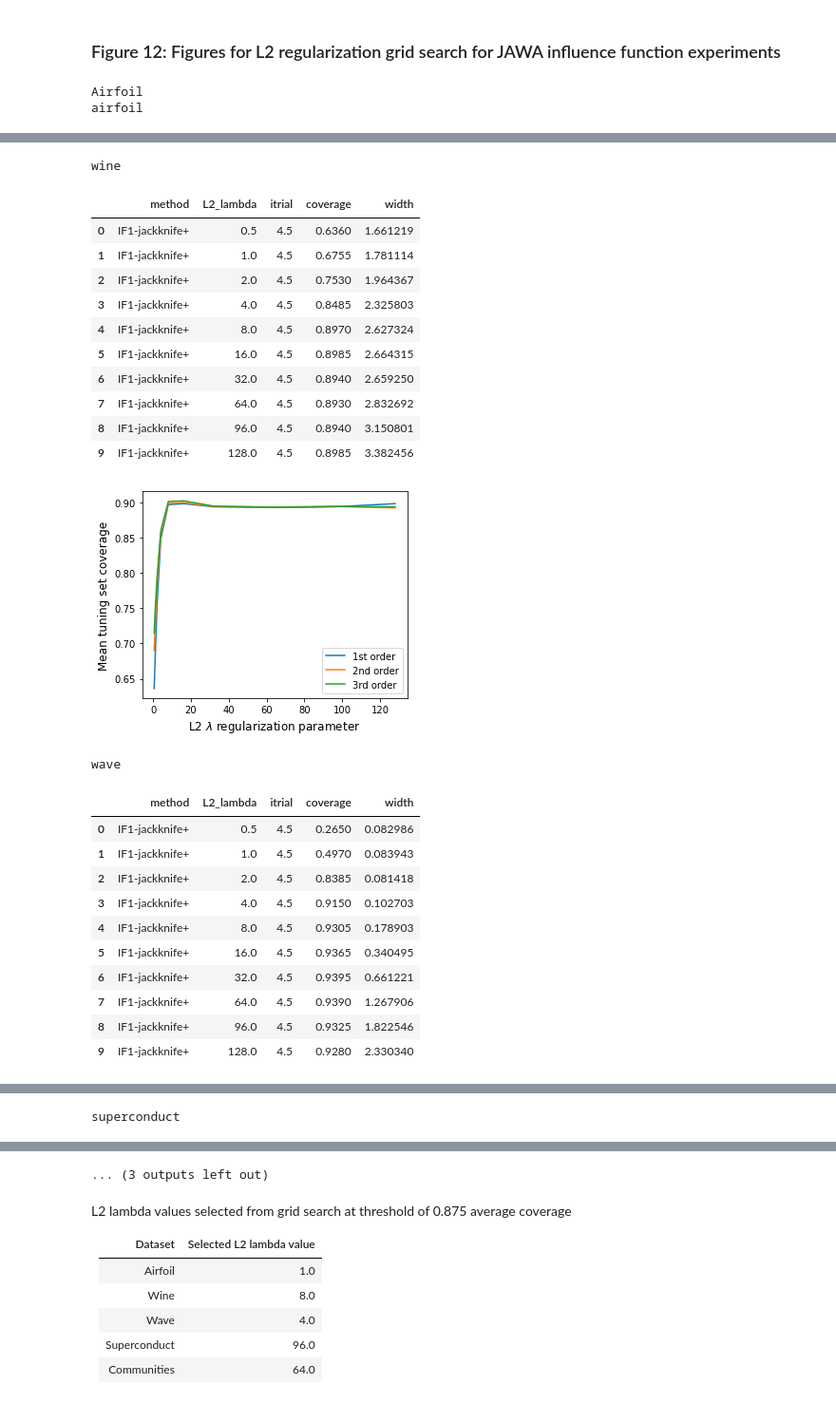
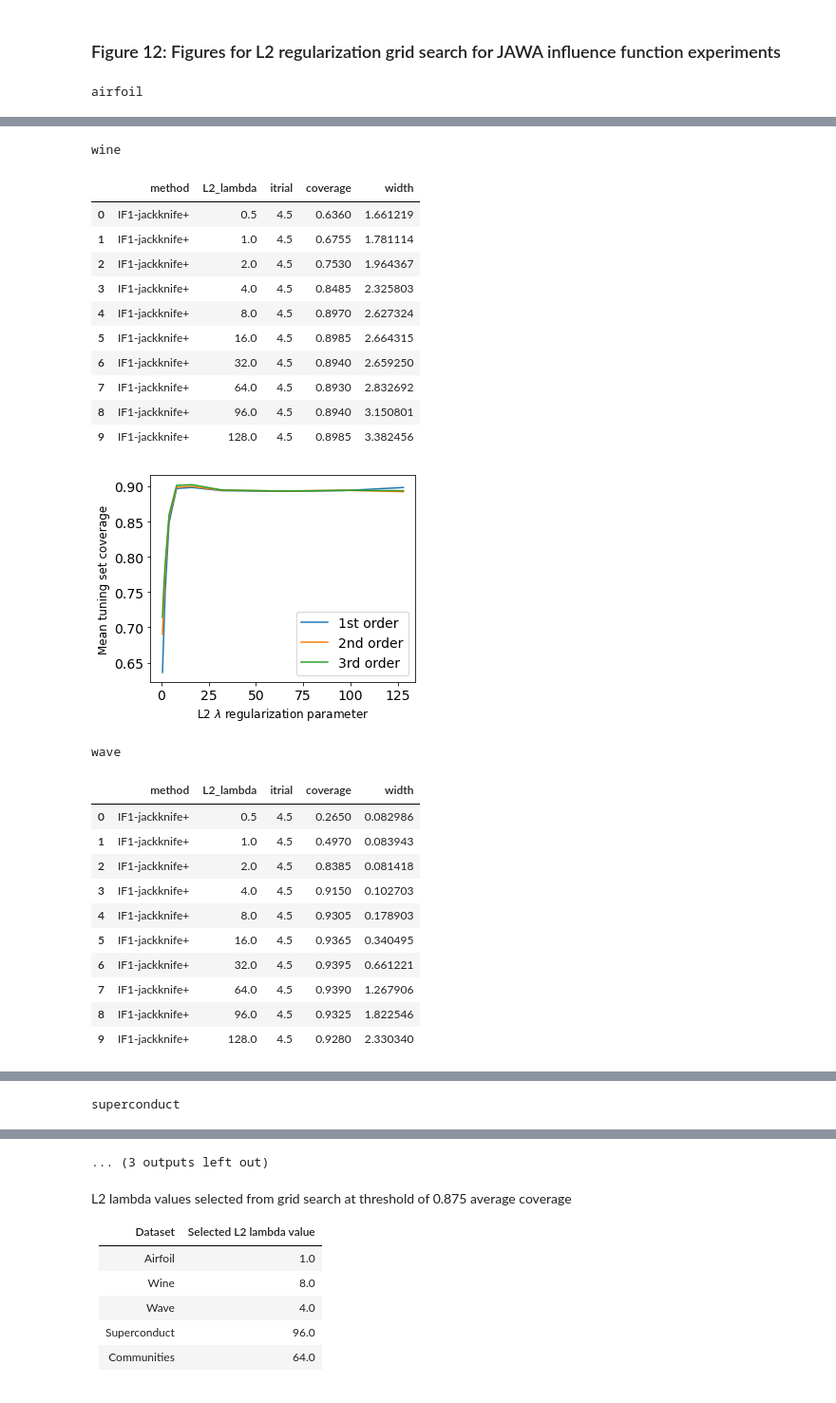
Before and after one commit to drewprinster/jaws, a Jupyter notebook: JAWS_MainFigures.ipynb, the cells around one changed output, grey strips where cells are left out. Shown at 95% size. Saved outputs shown, nothing was run; the diff lists cells and outputs as text; code cells hidden in the pictures.

```diff
--- a/JAWS_MainFigures.ipynb
+++ b/JAWS_MainFigures.ipynb
@@ -291,7 +291,7 @@ superconduct
 # %%
 for dataset in ['airfoil', 'wine', 'wave', 'superconduct', 'communities']:
     print(dataset)
-    plot_AUC('./results/JAWE_error_assessment/2023-01-04_AUC_' + dataset + '_NN_50Trials.csv', dataset, 'NN')
+    plot_AUC('./results/JAWE_error_assessment/2023-01-04_AUC_' + dataset + '_NN_50Trials.csv', dataset, 'NN', num_trials = 50)
 # %% [output]
 airfoil
 [figure]
@@ -350,7 +350,7 @@ for i in [0, 4]:
 # %%
 for dataset in ['airfoil', 'wine', 'wave', 'superconduct', 'communities']:
     print(dataset)
-    plot_AUC('./results/JAWE_error_assessment/2023-01-04_AUC_' + dataset + '_RF_50Trials.csv', dataset, 'NN')
+    plot_AUC('./results/JAWE_error_assessment/2023-01-04_AUC_' + dataset + '_RF_50Trials.csv', dataset, 'NN', num_trials = 50)
 # %% [output]
 airfoil
 [figure]
@@ -541,7 +541,7 @@ plt.show()
 for dataset in ['airfoil', 'wine', 'wave', 'superconduct', 'communities']:
     print(dataset)
 
-    grid_search = pd.read_csv('2022-07-16_IFs_L2GridSearch_' + dataset + '_10Trials.csv')
+    grid_search = pd.read_csv('./IF_intermediate_files/2022-07-16_IFs_L2GridSearch_' + dataset + '_10Trials.csv')
 
     grid_search = grid_search[grid_search['method'].isin(['IF1-jackknife+', 'IF2-jackknife+', 'IF3-jackknife+'])]
     grid_search = grid_search.groupby(['method', 'L2_lambda'], as_index=False).mean()
@@ -561,7 +561,6 @@ for dataset in ['airfoil', 'wine', 'wave', 'superconduct', 'communities']:
     plt.savefig('./results_figures/fig12_JAWA_GridSearch/GridSearchFig_' + dataset + '.png')
     plt.show()
 # %% [output]
-Airfoil
 airfoil
 |  | method | L2_lambda | itrial | coverage | width |
 | 0 | IF1-jackknife+ | 0.5 | 4.5 | 0.8665 | 1.167920 |
@@ -578,16 +577,16 @@ airfoil
 wine
 |  | method | L2_lambda | itrial | coverage | width |
 | 0 | IF1-jackknife+ | 0.5 | 4.5 | 0.6360 | 1.661219 |
 | 1 | IF1-jackknife+ | 1.0 | 4.5 | 0.6755 | 1.781114 |
 | 2 | IF1-jackknife+ | 2.0 | 4.5 | 0.7530 | 1.964367 |
 | 3 | IF1-jackknife+ | 4.0 | 4.5 | 0.8485 | 2.325803 |
 | 4 | IF1-jackknife+ | 8.0 | 4.5 | 0.8970 | 2.627324 |
 | 5 | IF1-jackknife+ | 16.0 | 4.5 | 0.8985 | 2.664315 |
 | 6 | IF1-jackknife+ | 32.0 | 4.5 | 0.8940 | 2.659250 |
 | 7 | IF1-jackknife+ | 64.0 | 4.5 | 0.8930 | 2.832692 |
 | 8 | IF1-jackknife+ | 96.0 | 4.5 | 0.8940 | 3.150801 |
 | 9 | IF1-jackknife+ | 128.0 | 4.5 | 0.8985 | 3.382456 |
-[figure, old version]
+[figure, new version]
 wave
 |  | method | L2_lambda | itrial | coverage | width |
 | 0 | IF1-jackknife+ | 0.5 | 4.5 | 0.2650 | 0.082986 |
```
Also changed, not shown: parts of 8 cells of this notebook, 1 other file.
